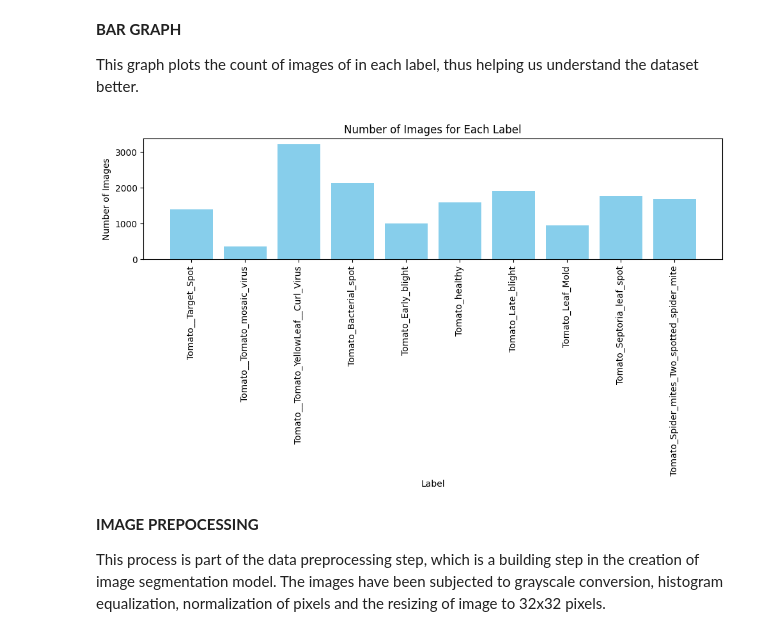
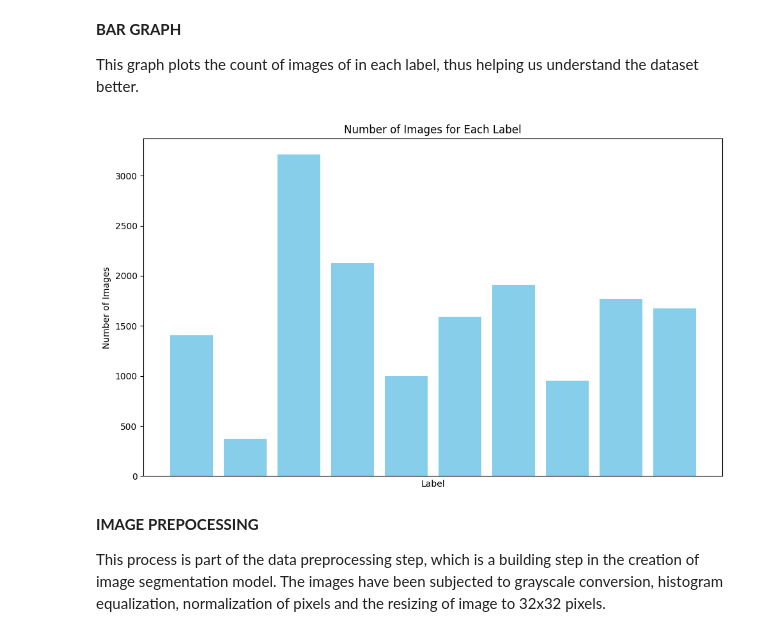
Before and after one commit to noelmt7/Tomato_Leaf_Disease_Detection, a Jupyter notebook: implementation.ipynb, the cells around one changed output. Saved outputs shown, nothing was run; the diff lists cells and outputs as text; code cells hidden in the pictures.

```diff
--- a/implementation.ipynb
+++ b/implementation.ipynb
@@ -39,31 +39,31 @@ This graph plots the count of images of in each label, thus helping us understan
 # %%
 # Initialize a dictionary to store image counts for each folder
 image_counts = {}
 
 # Loop through each folder and count the number of images
 for folder_name, label in directories.items():
     # Assume you have the images in subfolders of the current directory
     folder_path = os.path.join(folder_name)
     image_count = len(os.listdir(folder_path))
     image_counts[label] = image_count
 
 # Extract labels and their corresponding image counts
 labels = list(directories.values())
 image_counts_list = list(image_counts.values())
 
 # Create a bar graph
 plt.figure(figsize=(10, 6))
 plt.bar(labels, image_counts_list, color='skyblue')
 plt.xlabel('Label')
 plt.ylabel('Number of Images')
 plt.title('Number of Images for Each Label')
-plt.xticks(labels, list(directories.keys()), rotation=90)  # Use labels as x-axis ticks
+plt.xticks([])  # Remove x-axis ticks
 plt.tight_layout()
 
 # Display the bar graph
 plt.show()
 # %% [output]
-[figure, old version]
+[figure, new version]
 # %% [markdown]
 **IMAGE PREPOCESSING**
 
```
Also changed, not shown: parts of 1 cell of this notebook.
